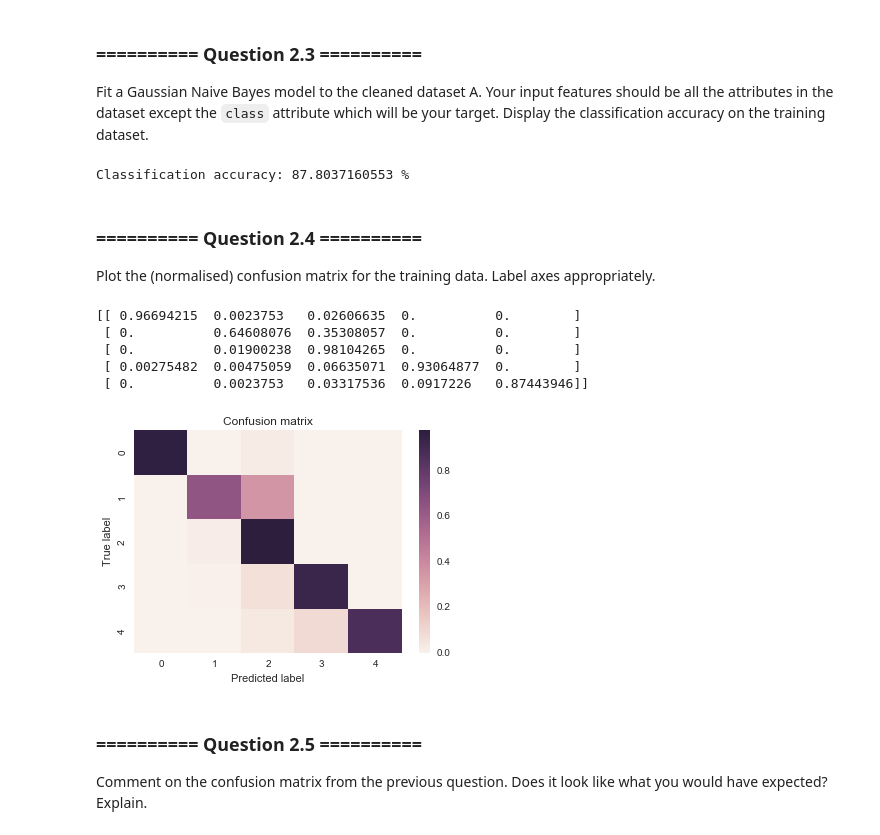
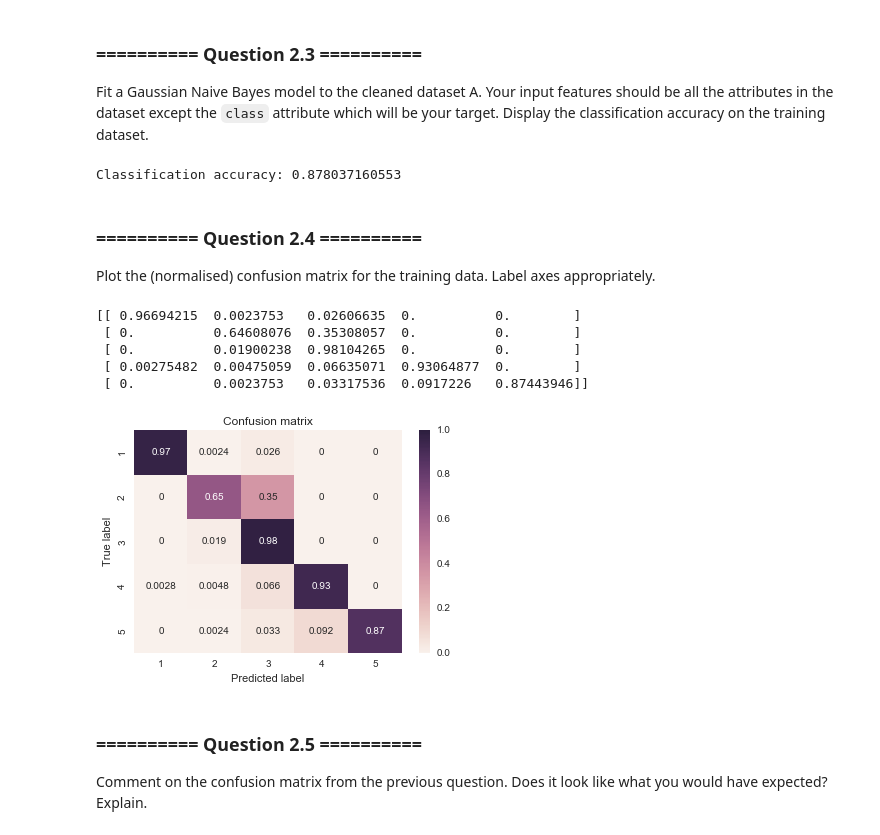
Before and after one commit to richardharmadi/iaml, a Jupyter notebook: 03_Assignment_1.ipynb, the cells around one changed output. Saved outputs shown, nothing was run; the diff lists cells and outputs as text; code cells hidden in the pictures.

```diff
--- a/03_Assignment_1.ipynb
+++ b/03_Assignment_1.ipynb
@@ -216,11 +216,11 @@ attribute_name = list(part_a_copy.columns.values) #get column names
 #news_A_clean = part_a_copy(part_a_copy<100) #create new df that change the value that > 100 to NaN
 #news_A_clean.dropna() #drop the row that contains NaN value in one of its column
 
-#another way, is to use mean and standard deviation of each attributes
+#another way, is to use a z-score (aka, a standard score) which indicates how many standard deviations an element is from the mean.
 for i in range (len(attribute_name)-1): #for each column, except the last one which is our output
     attribute_mean = part_a_copy[attribute_name[i]].mean() #mean value of each attribute
     attribute_std = part_a_copy[attribute_name[i]].std() #standard deviation value of each attribute
-    news_A_clean = part_a_copy[np.abs((part_a_copy[attribute_name[i]]-attribute_mean)/attribute_std)<=3]
+    news_A_clean = part_a_copy[np.abs((part_a_copy[attribute_name[i]]-attribute_mean)/attribute_std)<=2]
     #keep rows, only which has values +3 / -3 standard deviations in each attribute / column
 print (part_a_copy.shape)
 print (news_A_clean.shape)
@@ -281,36 +283,36 @@ clf_gauss = GaussianNB() #initiate the classifier
 
 clf_gauss.fit(x,y) #fit with the data
 
-print ('Classification accuracy:',clf_gauss.score(x,y,sample_weight=None)*100,'%') #classification accuracy score
+print ('Classification accuracy:',clf_gauss.score(x,y,sample_weight=None)) #classification accuracy score
 # %% [output]
-Classification accuracy: 87.8037160553 %
+Classification accuracy: 0.878037160553
 # %% [markdown]
 ### ========== Question 2.4 ==========
 Plot the (normalised) confusion matrix for the training data. Label axes appropriately.
 # %%
 # Your code goes here
 cm = confusion_matrix(y, clf_gauss.predict(x))
 cm_norm = cm /cm.sum(axis=1) #axis 1 means the actual (horizontal), 0 is the predicted (vertical)
 print (cm_norm)
 
 def plot_confusion_matrix(cm, classes=None, title='Confusion matrix'):
     """Plots a confusion matrix."""
     if classes is not None:
         sns.heatmap(cm, xticklabels=classes, yticklabels=classes, vmin=0., vmax=1., annot=True)
     else:
         sns.heatmap(cm)
     plt.title(title)
     plt.ylabel('True label')
     plt.xlabel('Predicted label')
 
-plot_confusion_matrix(cm_norm)
+plot_confusion_matrix(cm_norm, classes=[1,2,3,4,5])
 # %% [output]
 [[ 0.96694215  0.0023753   0.02606635  0.          0.        ]
  [ 0.          0.64608076  0.35308057  0.          0.        ]
  [ 0.          0.01900238  0.98104265  0.          0.        ]
  [ 0.00275482  0.00475059  0.06635071  0.93064877  0.        ]
  [ 0.          0.0023753   0.03317536  0.0917226   0.87443946]]
-[figure, old version]
+[figure, new version]
 # %% [markdown]
 ### ========== Question 2.5  ==========
 
```
Also changed, not shown: parts of 21 cells of this notebook.
